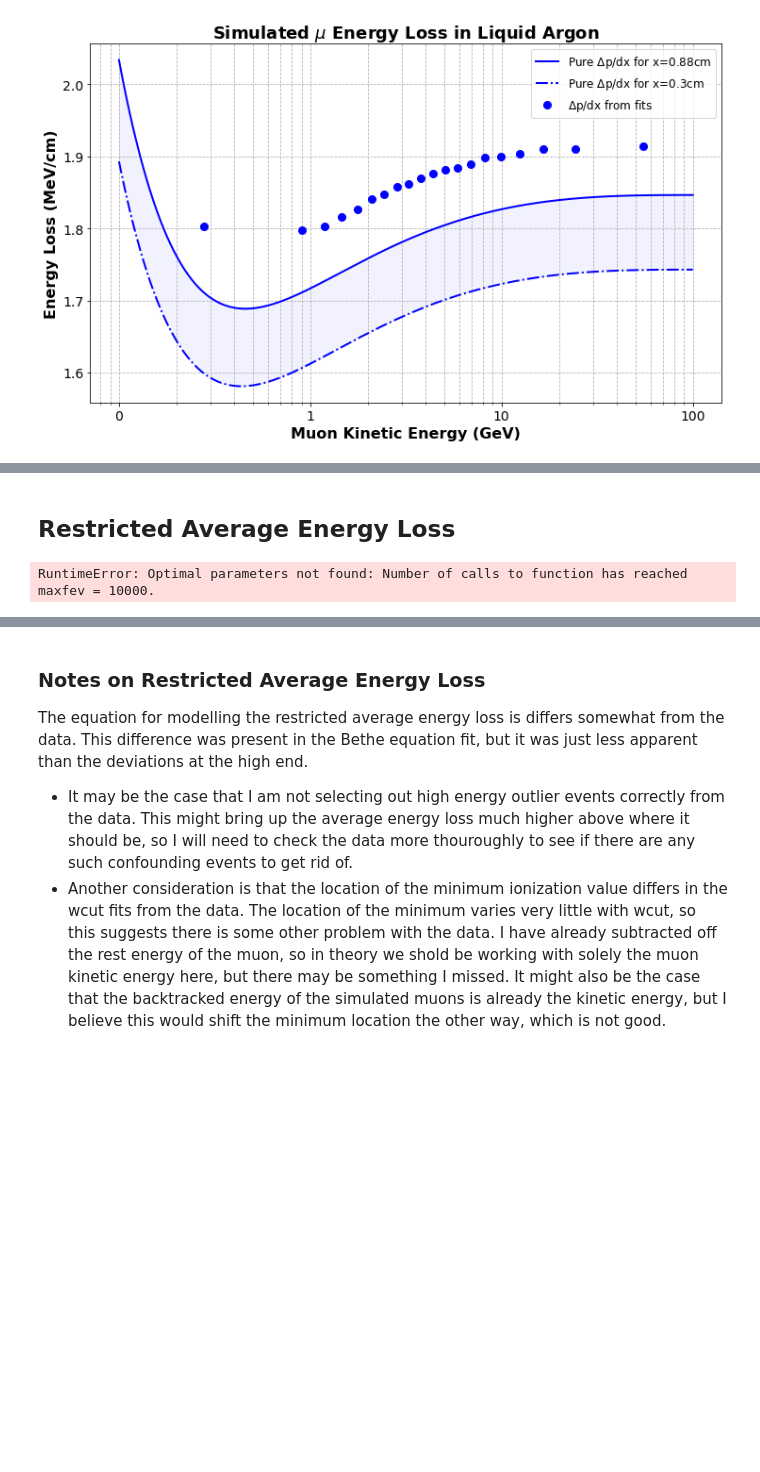
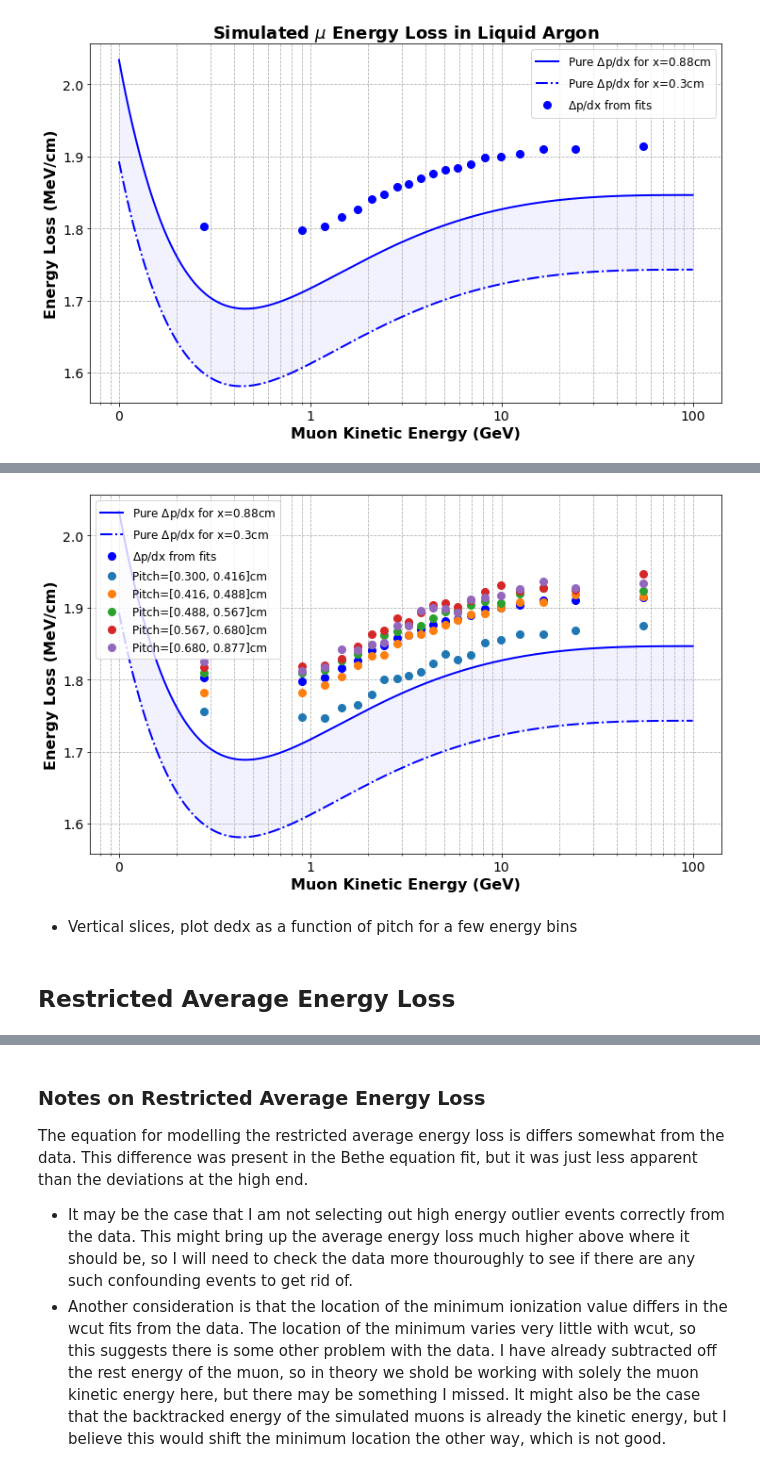
Before and after one commit to socrossley/Cosmic_Muon_CER, a Jupyter notebook: Fit.ipynb, the cells around one changed output, grey strips where cells are left out. Cells and saved outputs as stored; diff of their text form; code cells hidden in the pictures; blank space fills up the shorter version.

```diff
--- a/Fit.ipynb
+++ b/Fit.ipynb
@@ -411,0 +432,20 @@ fig.show()
+# %%
+bp_mpvs = []
+for bd, bp in zip(binned_dedx, binned_pitches):
+    binlocs = np.digitize(bp, pitch_edges)-1
+
+    bpds = [[] for i in range(num_bpd)]
+    for i in range(len(binlocs)):
+        b = binlocs[i]
+        bpds[b].append(bd[i])
+
+    print(min(len(bpd) for bpd in bpds))
+
+    this_e_mpvs = []
+    for bpd in bpds:
+        data_mpv, xdata, ydata = generate_one_freq_vs_dedx(bpd, num_dedx_bins)
+        fit_params = generate_fit(xdata, ydata)[0]
+        mpv = fit_params[0]
+        this_e_mpvs.append(mpv)
+
+    bp_mpvs.append(this_e_mpvs)
@@ -412,3 +473,20 @@ fig.show()
+# %%
+mpvs_per_pitch=list(zip(*bp_mpvs))
+
+fig, ax = plot_dedx_vs_e_data(with_fit_av=False, data_av=False, data_mpv=False, fit_mpv=True)
+
+for mpvs_i, i in zip(mpvs_per_pitch, range(len(pitch_edges))):
+    ax.errorbar(e_bin_centers, mpvs_i, fmt='o', label=f'Pitch=[{pitch_edges[i]:.3f}, {pitch_edges[i+1]:.3f}]cm')
+
+ax.plot(fit_es, uplim_mpvs, ls='-', color='b', label=f'Pure $\Delta$p/dx for x={max_pitch:.2f}cm')
+ax.plot(fit_es, lolim_mpvs, ls='-.', color='b', label='Pure $\Delta$p/dx for x=0.3cm')
+ax.fill_between(fit_es, lolim_mpvs, uplim_mpvs, color='b', alpha=0.05)
+ax.legend(loc='upper left')
+fig.show()
+# %% [output]
+[figure, added]
+# %% [markdown]
+- Vertical slices, plot dedx as a function of pitch for a few energy bins
 # %% [markdown]
 ## Restricted Average Energy Loss
 # %%
@@ -424,14 +502,12 @@ popt_av_R1, pcov_av_R1 = curve_fit(av_R1_fit, ke_bin_centers, avs_data, p0=(0.1)
 
 def av_R2_fit(ke, wcut, a, b):
     return theory.dedx_R(ke + a, rest_e, wcut) + b
-popt_av_R2, pcov_av_R2 = curve_fit(av_R2_fit, ke_bin_centers, avs_data, p0=(0.1, 10, 1), maxfev=10000)
+# popt_av_R2, pcov_av_R2 = curve_fit(av_R2_fit, ke_bin_centers, avs_data, p0=(0.1, 10, 1), maxfev=10000)
 
 
 fit_av_R0_dedxs = av_R0_fit(ke, *popt_av_R0)
 fit_av_R1_dedxs = av_R1_fit(ke, *popt_av_R1)
-fit_av_R2_dedxs = av_R2_fit(ke, *popt_av_R2)
+# fit_av_R2_dedxs = av_R2_fit(ke, *popt_av_R2)
-# %% [output]
-RuntimeError: Optimal parameters not found: Number of calls to function has reached maxfev = 10000.
 # %%
 fig, ax = plot_dedx_vs_e_data(data_mpv=False, fit_mpv=False)
 
```
Also changed, not shown: parts of 12 cells of this notebook, 1 other file.
